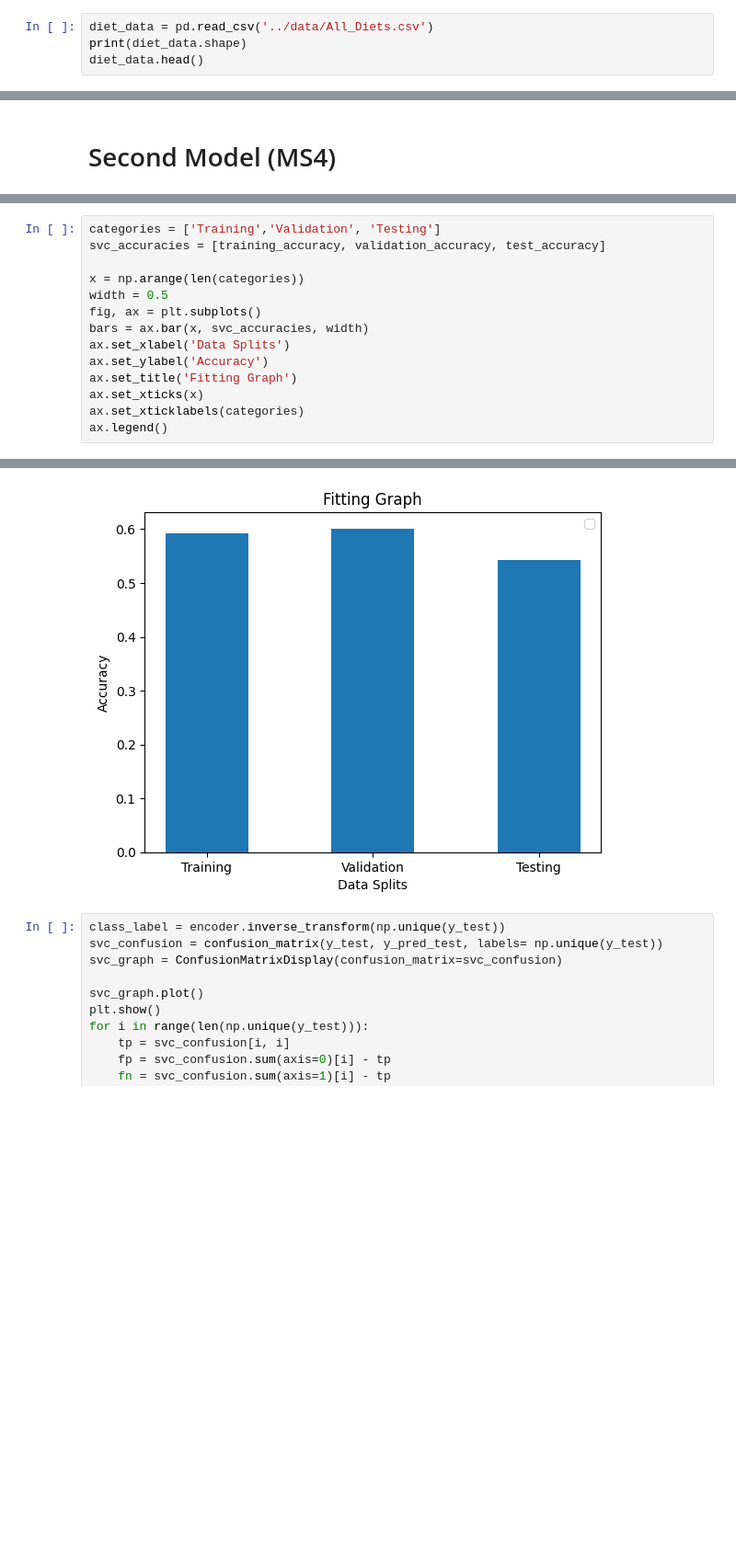
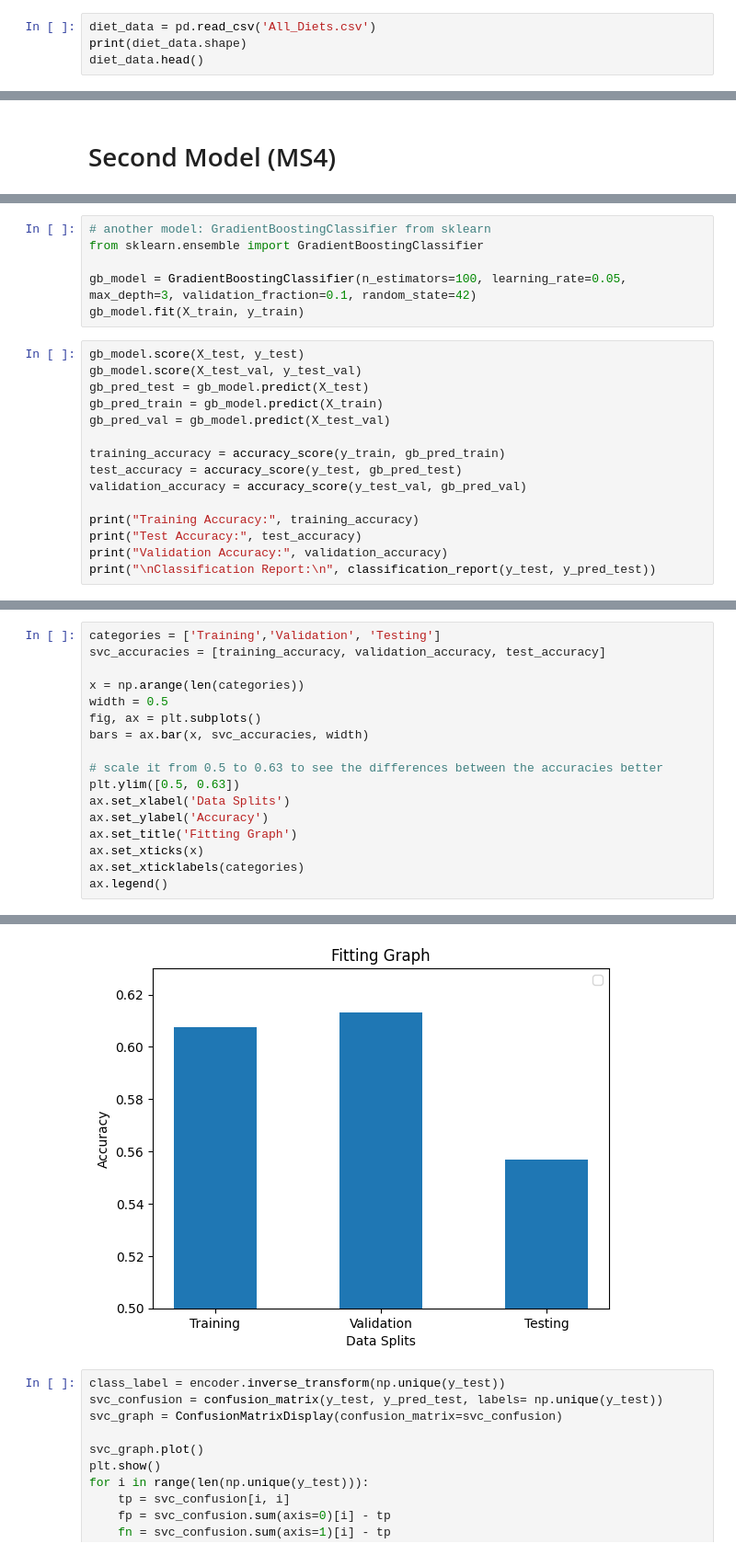
Before and after one commit to DaikonPlays/UCSD-CSE-151A-Project, a Jupyter notebook: src/diet_classifer.ipynb, the cells around one changed output, grey strips where cells are left out. Shown at 92% size. Cells and saved outputs as stored; diff of their text form; blank space fills up the shorter version.

Commit message:
better model with sklearn gradientboost

```diff
--- a/src/diet_classifer.ipynb
+++ b/src/diet_classifer.ipynb
@@ -18,7 +18,7 @@ warnings.filterwarnings('ignore')
 # %% [markdown]
 ## Import dataset
 # %%
-diet_data = pd.read_csv('../data/All_Diets.csv')
+diet_data = pd.read_csv('All_Diets.csv')
 print(diet_data.shape)
 diet_data.head()
 # %% [output]
@@ -311,3 +311,24 @@ Fitting 5 folds for each of 9 candidates, totalling 45 fits
     accuracy                           0.54      1562
    macro avg       0.52      0.53      0.52      1562
 weighted avg       0.53      0.54      0.53      1562
+# %%
+# another model: GradientBoostingClassifier from sklearn
+from sklearn.ensemble import GradientBoostingClassifier
+
+gb_model = GradientBoostingClassifier(n_estimators=100, learning_rate=0.05, max_depth=3, validation_fraction=0.1, random_state=42)
+gb_model.fit(X_train, y_train)
+# %%
+gb_model.score(X_test, y_test)
+gb_model.score(X_test_val, y_test_val)
+gb_pred_test = gb_model.predict(X_test)
+gb_pred_train = gb_model.predict(X_train)
+gb_pred_val = gb_model.predict(X_test_val)
+
+training_accuracy = accuracy_score(y_train, gb_pred_train)
+test_accuracy = accuracy_score(y_test, gb_pred_test)
+validation_accuracy = accuracy_score(y_test_val, gb_pred_val)
+
+print("Training Accuracy:", training_accuracy)
+print("Test Accuracy:", test_accuracy)
+print("Validation Accuracy:", validation_accuracy)
+print("\nClassification Report:\n", classification_report(y_test, y_pred_test))
@@ -319,6 +357,9 @@ x = np.arange(len(categories))
 width = 0.5
 fig, ax = plt.subplots()
 bars = ax.bar(x, svc_accuracies, width)
+
+# scale it from 0.5 to 0.63 to see the differences between the accuracies better
+plt.ylim([0.5, 0.63])
 ax.set_xlabel('Data Splits')
 ax.set_ylabel('Accuracy')
 ax.set_title('Fitting Graph')
@@ -330,4 +372,4 @@ ax.legend()
-[figure, old version]
+[figure, new version]
 # %%
 class_label = encoder.inverse_transform(np.unique(y_test))
 svc_confusion = confusion_matrix(y_test, y_pred_test, labels= np.unique(y_test))
```
Also changed, not shown: parts of 3 cells of this notebook.
